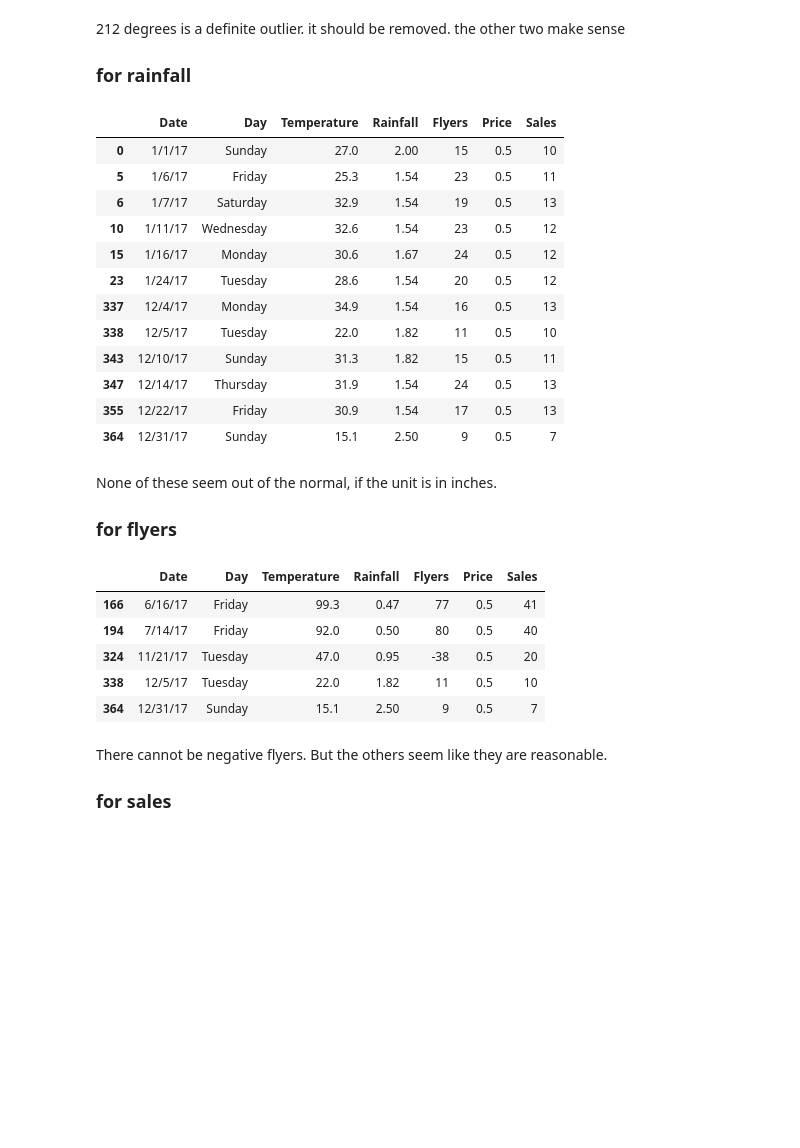
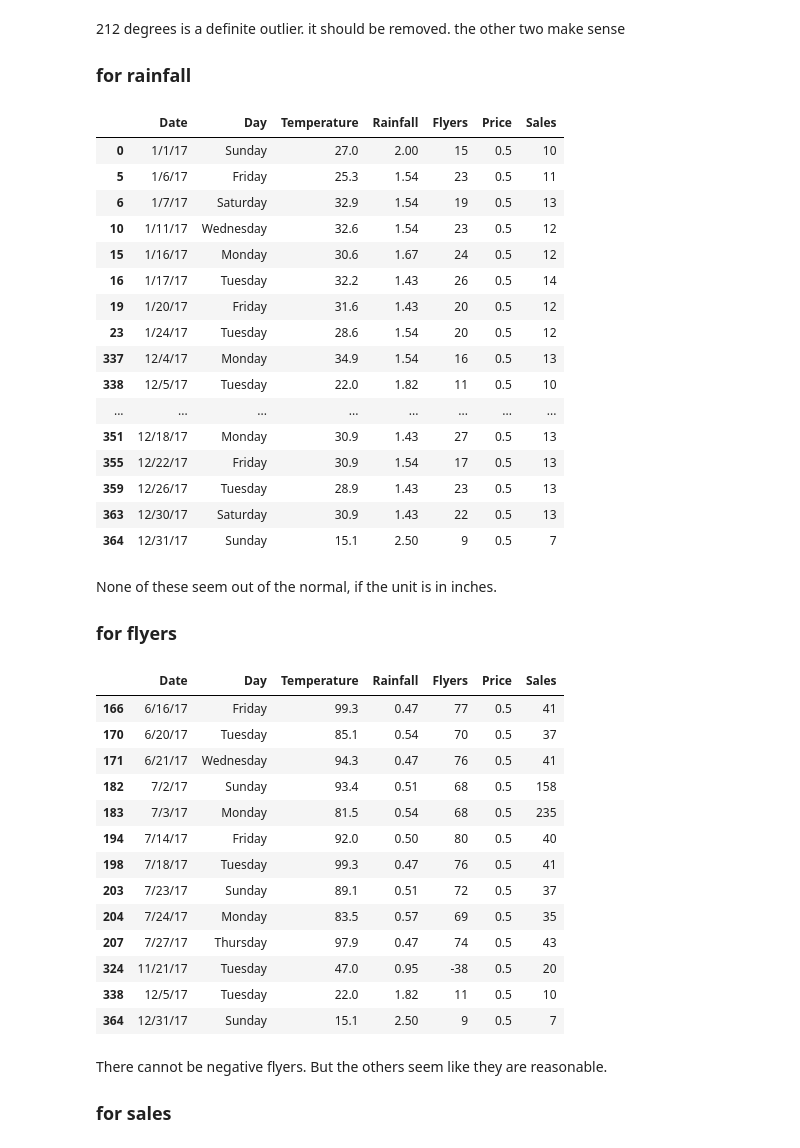
Before and after one commit to stephenfitzsimon/anomaly-detection-exercises, a Jupyter notebook: lemonade_exercises.ipynb, the cells around one changed output. Drawn from its saved outputs; the diff is of its cells as text; code cells hidden in the pictures; blank space fills up the shorter version.

```diff
--- a/lemonade_exercises.ipynb
+++ b/lemonade_exercises.ipynb
@@ -214,0 +212,8 @@ Should certain outliers be kept or removed?
+# %%
+def get_sigma_outlier_bounds(col, k):
+    # k is the multiplier for the IQR rule
+    sigma = col.std()
+    mu = col.mean()
+    upper_bound = mu + k*(sigma)
+    lower_bound = mu - k*(sigma)
+    return lower_bound, upper_bound
@@ -226,7 +244,7 @@ df[(df['Temperature'] < lower) | (df['Temperature'] > upper)]
 
 ### for rainfall
 # %%
-lower, upper = get_outlier_bounds(df['Rainfall'], 2)
+lower, upper = get_sigma_outlier_bounds(df['Rainfall'], 2)
 
 df[(df['Rainfall'] < lower) | (df['Rainfall'] > upper)]
 # %% [output]
@@ -236,25 +254,37 @@ df[(df['Rainfall'] < lower) | (df['Rainfall'] > upper)]
 | 6 | 1/7/17 | Saturday | 32.9 | 1.54 | 19 | 0.5 | 13 |
 | 10 | 1/11/17 | Wednesday | 32.6 | 1.54 | 23 | 0.5 | 12 |
 | 15 | 1/16/17 | Monday | 30.6 | 1.67 | 24 | 0.5 | 12 |
+| 16 | 1/17/17 | Tuesday | 32.2 | 1.43 | 26 | 0.5 | 14 |
+| 19 | 1/20/17 | Friday | 31.6 | 1.43 | 20 | 0.5 | 12 |
 | 23 | 1/24/17 | Tuesday | 28.6 | 1.54 | 20 | 0.5 | 12 |
 | 337 | 12/4/17 | Monday | 34.9 | 1.54 | 16 | 0.5 | 13 |
 | 338 | 12/5/17 | Tuesday | 22.0 | 1.82 | 11 | 0.5 | 10 |
-| 343 | 12/10/17 | Sunday | 31.3 | 1.82 | 15 | 0.5 | 11 |
-| 347 | 12/14/17 | Thursday | 31.9 | 1.54 | 24 | 0.5 | 13 |
+| ... | ... | ... | ... | ... | ... | ... | ... |
+| 351 | 12/18/17 | Monday | 30.9 | 1.43 | 27 | 0.5 | 13 |
 | 355 | 12/22/17 | Friday | 30.9 | 1.54 | 17 | 0.5 | 13 |
+| 359 | 12/26/17 | Tuesday | 28.9 | 1.43 | 23 | 0.5 | 13 |
+| 363 | 12/30/17 | Saturday | 30.9 | 1.43 | 22 | 0.5 | 13 |
 | 364 | 12/31/17 | Sunday | 15.1 | 2.50 | 9 | 0.5 | 7 |
 # %% [markdown]
 None of these seem out of the normal, if the unit is in inches.
 
 ### for flyers
 # %%
-lower, upper = get_outlier_bounds(df['Flyers'], 2)
+lower, upper = get_sigma_outlier_bounds(df['Flyers'], 2)
 
 df[(df['Flyers'] < lower) | (df['Flyers'] > upper)]
 # %% [output]
 |  | Date | Day | Temperature | Rainfall | Flyers | Price | Sales |
 | 166 | 6/16/17 | Friday | 99.3 | 0.47 | 77 | 0.5 | 41 |
+| 170 | 6/20/17 | Tuesday | 85.1 | 0.54 | 70 | 0.5 | 37 |
+| 171 | 6/21/17 | Wednesday | 94.3 | 0.47 | 76 | 0.5 | 41 |
+| 182 | 7/2/17 | Sunday | 93.4 | 0.51 | 68 | 0.5 | 158 |
+| 183 | 7/3/17 | Monday | 81.5 | 0.54 | 68 | 0.5 | 235 |
 | 194 | 7/14/17 | Friday | 92.0 | 0.50 | 80 | 0.5 | 40 |
+| 198 | 7/18/17 | Tuesday | 99.3 | 0.47 | 76 | 0.5 | 41 |
+| 203 | 7/23/17 | Sunday | 89.1 | 0.51 | 72 | 0.5 | 37 |
+| 204 | 7/24/17 | Monday | 83.5 | 0.57 | 69 | 0.5 | 35 |
+| 207 | 7/27/17 | Thursday | 97.9 | 0.47 | 74 | 0.5 | 43 |
 | 324 | 11/21/17 | Tuesday | 47.0 | 0.95 | -38 | 0.5 | 20 |
 | 338 | 12/5/17 | Tuesday | 22.0 | 1.82 | 11 | 0.5 | 10 |
 | 364 | 12/31/17 | Sunday | 15.1 | 2.50 | 9 | 0.5 | 7 |
```
Also changed, not shown: parts of 21 cells of this notebook.
